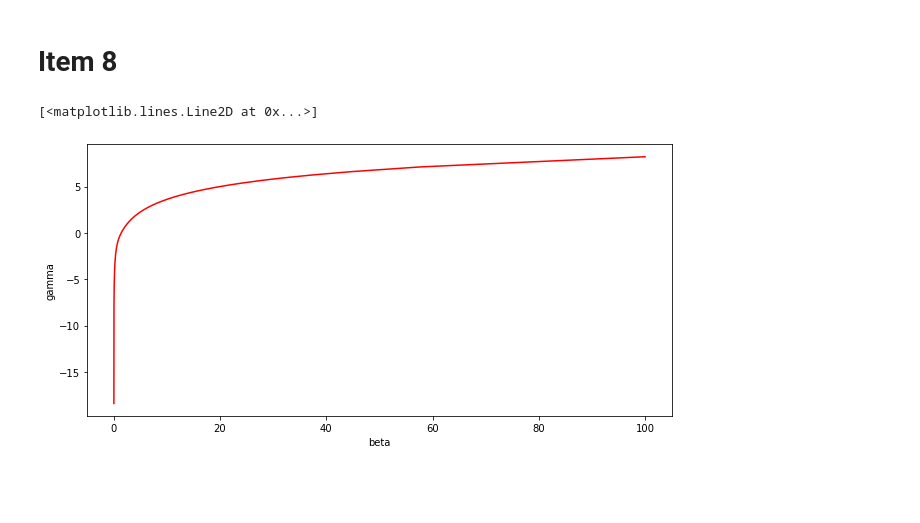
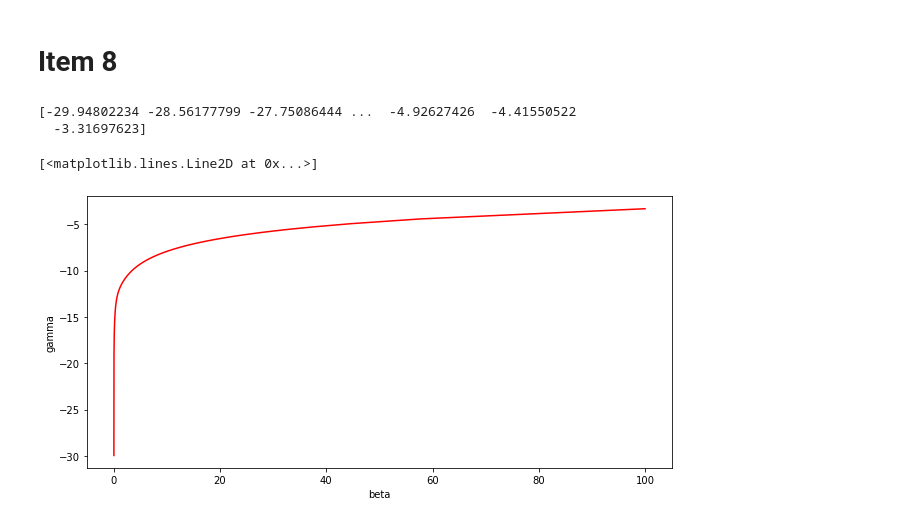
Before and after one commit to Jaegg3rNat/Python_Intro, a Jupyter notebook: Projeto 1.ipynb, the cells around one changed output. Saved outputs shown, nothing was run; the diff lists cells and outputs as text; code cells hidden in the pictures; blank space fills up the shorter version.

```diff
--- a/Projeto 1.ipynb
+++ b/Projeto 1.ipynb
@@ -1,11 +1,13 @@
 # %% [markdown]
 # Item 1
 # %%
+
 import math as mt
 import numpy as np
 
 beta = 0.1
 def gamma(beta):
+    """Função que toma beta como argumento e retorna gamma"""
     return  1/(mt.sqrt(1- beta**2))
 
 print(gamma(beta))
@@ -19,6 +21,7 @@ import numpy as np
 
 beta = np.array([0.1, 0.2])
 def gamma(beta):
+    """Função que toma beta como argumento e retorna gamma"""
     nova_lista = []
     for (i, valor) in enumerate(beta):
         novo_elemento = 1/(mt.sqrt(1- valor**2))
@@ -37,17 +39,20 @@ import numpy as np
 import matplotlib.pyplot as plt
 %matplotlib inline
 
-beta = np.linspace(0,0.995,100)
+
+#vetor de beta
+beta = np.arange(0,0.995,0.01)
 
 #gamma calculado a partir de Beta
 def gamma(beta):
+    """Função que toma beta como argumento e retorna gamma"""
     nova_lista = []
     for (i, valor) in enumerate(beta):
         novo_elemento = 1/(mt.sqrt(1- valor**2))
         nova_lista.append(novo_elemento)
     return nova_lista
 
-#print(gamma3(beta))
+#print(gamma(beta))
 
 #print(gamma(beta)*beta)
 
@@ -66,7 +71,7 @@ ax[1].plot(x , beta*gamma(beta),'b-')
 
 #plot = plt.plot(x, gamma3(beta), 'r--', x, gamma3(beta)*beta, 'b-')  comparar os plots
 fig1, ax1 = plt.subplots(figsize=(9, 4.5), tight_layout=True )
-ax1.plot(x, gamma(beta), 'r--', x, gamma(beta)*beta, 'g-')
+ax1.plot(x, gamma(beta), 'r--', x, gamma(beta)*beta, 'b-')
 ax1.legend(['γ', 'γβ'])
 ax1.set_xlabel('β')
 ax1.grid()
@@ -209,37 +115,39 @@ import matplotlib.pyplot as plt
 c = 3*10**8
 v = np.linspace(0.0001*c,0.99995*c,10000)
 beta = v/c # define o vetor beta
-
+I=10e-06
 #define vetor gamma
 def gamma(beta):
     nova_lista = []
     for (i, valor) in enumerate(beta):
         novo_elemento = 1/(mt.sqrt(1- valor**2))
         nova_lista.append(novo_elemento)
     return nova_lista
 
 #define vetor gamma*beta
 
 GB = gamma(beta)*beta
 
 #função que cria o argumento do Ln baseado em gamma*beta
 def ln_argument3(GB):
     lista2 = []
     for (i, valor) in enumerate(GB):
-        novo_elemento2 = (2*mec*(valor)**2)/I
+        novo_elemento2 = (2*mec*(valor)**2)/322**2
         lista2.append(novo_elemento2)
     return lista2
 
 #vetor beta**2
 
 Beta = beta*beta
 #print(Beta)
 
-
+print(np.log(ln_argument3(GB))-Beta)
 fig, ax = plt.subplots(1,1,figsize=(9, 4.5), tight_layout=True )
 ax.set_xlabel('beta')
 ax.set_ylabel('gamma')
 ax.plot(GB , np.log(ln_argument3(GB))-Beta, 'r-')
 # %% [output]
-[<matplotlib.lines.Line2D at 0x...>]
+[-29.94802234 -28.56177799 -27.75086444 ...  -4.92627426  -4.41550522
+  -3.31697623]
+[<matplotlib.lines.Line2D at 0x...>]
-[figure, old version]
+[figure, new version]
```
Also changed, not shown: parts of 13 cells of this notebook.
